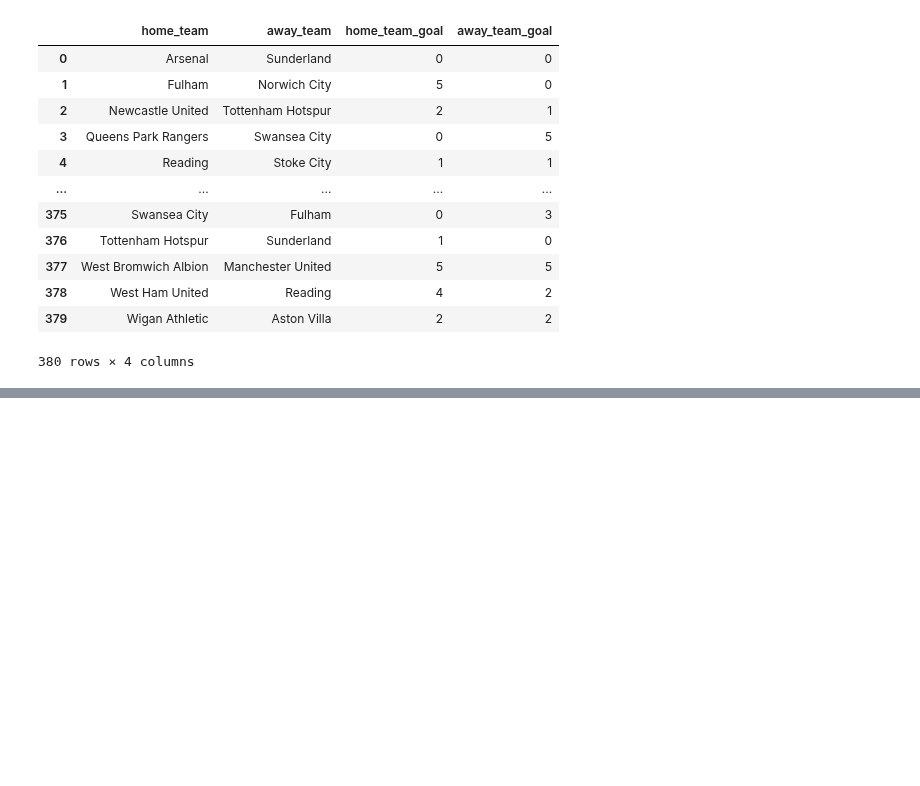
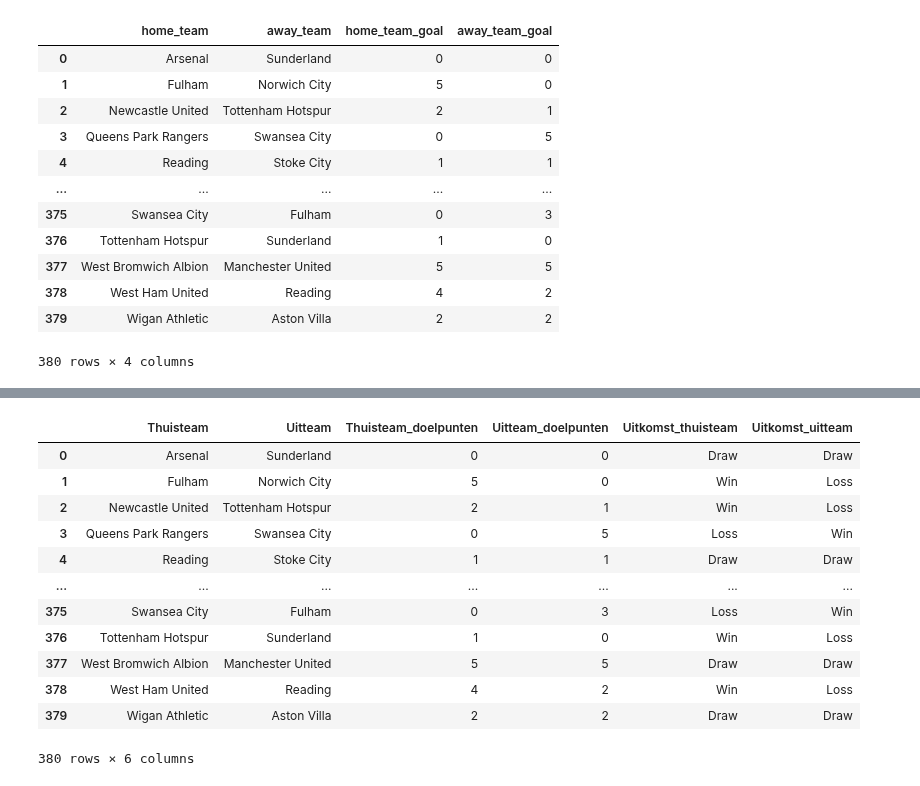
Before and after one commit to Tijnwy/Datalab2, a Jupyter notebook: sprint2.ipynb, the cells around one changed output, grey strips where cells are left out. Saved outputs shown, nothing was run; the diff lists cells and outputs as text; code cells hidden in the pictures; blank space fills up the shorter version.

Commit message:
season_results() efficienter geschreven
Deze functie had heel veel overbodige regels code. Is nu veel korter en overzichtelijker.

```diff
--- a/sprint2.ipynb
+++ b/sprint2.ipynb
@@ -240,22 +240,13 @@ prem_12_13_teams
  'Sunderland']
 # %%
 #
-
-def decide_winner_thuis(home_team_goal, away_team_goal):
+def decide_winner(home_team_goal, away_team_goal):
     if home_team_goal > away_team_goal:
         return 'Win'
     elif home_team_goal == away_team_goal:
         return 'Draw'
     else:
         return 'Loss'
-
-def decide_winner_uit(thuis_doelpunten, uit_doelpunten):
-    if thuis_doelpunten < uit_doelpunten:
-        return 'Win'
-    elif thuis_doelpunten == uit_doelpunten:
-        return 'Draw'
-    else:
-        return 'Loss'
 # %%
 test_results = [
     ("Arsenal", "Liverpool", 2, 1),
@@ -276,8 +267,8 @@ for wedstrijd in test_results:
     teams_uit.extend([uit, thuis])
     thuis_doelpunten.extend([doelpunten_thuis, doelpunten_uit])
     uit_doelpunten.extend([doelpunten_uit, doelpunten_thuis])
-    uitkomst_thuis.extend([decide_winner_thuis(doelpunten_thuis, doelpunten_uit)] * 2)
-    uitkomst_uit.extend([decide_winner_uit(doelpunten_thuis, doelpunten_uit)] * 2)
+    uitkomst_thuis.extend([decide_winner(doelpunten_thuis, doelpunten_uit)] * 2)
+    uitkomst_uit.extend([decide_winner(doelpunten_uit, doelpunten_thuis)] * 2)
 
 df = pd.DataFrame({
     'Thuisteam': teams_thuis,
@@ -314,8 +305,8 @@ prem_2012_2013
 | 379 | 3568 | England | England Premier League | 2012/2013 | 38 | 2013-05-19 00:00:00 | Wigan Athletic | Aston Villa | 2 | ... |
 380 rows × 10 columns
 # %%
-resultaten = prem_2012_2013[["home_team", "away_team", "home_team_goal", "away_team_goal"]]
-resultaten
+goals_per_match = prem_2012_2013[["home_team", "away_team", "home_team_goal", "away_team_goal"]]
+goals_per_match
 # %% [output]
 |  | home_team | away_team | home_team_goal | away_team_goal |
 | 0 | Arsenal | Sunderland | 0 | 0 |
@@ -396,0 +324,38 @@ season_results(resultaten)
+# %%
+def season_results(df):
+    result_hometeam = []
+    result_awayteam = []
+
+    for index, col in df.iterrows():
+        goals_thuis = col['home_team_goal']
+        goals_uit = col['away_team_goal']
+
+        result_hometeam.append(decide_winner(goals_thuis, goals_uit))
+        result_awayteam.append(decide_winner(goals_uit, goals_thuis))
+
+    win_loss_df = pd.DataFrame({
+        'Thuisteam': df['home_team'],
+        'Uitteam': df['away_team'],
+        'Thuisteam_doelpunten': df['home_team_goal'],
+        'Uitteam_doelpunten': df['away_team_goal'],
+        'Uitkomst_thuisteam': result_hometeam,
+        'Uitkomst_uitteam': result_awayteam
+    })
+
+    return win_loss_df
+
+season_results(goals_per_match)
+# %% [output]
+|  | Thuisteam | Uitteam | Thuisteam_doelpunten | Uitteam_doelpunten | Uitkomst_thuisteam | Uitkomst_uitteam |
+| 0 | Arsenal | Sunderland | 0 | 0 | Draw | Draw |
+| 1 | Fulham | Norwich City | 5 | 0 | Win | Loss |
+| 2 | Newcastle United | Tottenham Hotspur | 2 | 1 | Win | Loss |
+| 3 | Queens Park Rangers | Swansea City | 0 | 5 | Loss | Win |
+| 4 | Reading | Stoke City | 1 | 1 | Draw | Draw |
+| ... | ... | ... | ... | ... | ... | ... |
+| 375 | Swansea City | Fulham | 0 | 3 | Loss | Win |
+| 376 | Tottenham Hotspur | Sunderland | 1 | 0 | Win | Loss |
+| 377 | West Bromwich Albion | Manchester United | 5 | 5 | Draw | Draw |
+| 378 | West Ham United | Reading | 4 | 2 | Win | Loss |
+| 379 | Wigan Athletic | Aston Villa | 2 | 2 | Draw | Draw |
+380 rows × 6 columns
```
Also changed, not shown: parts of 1 cell of this notebook.
